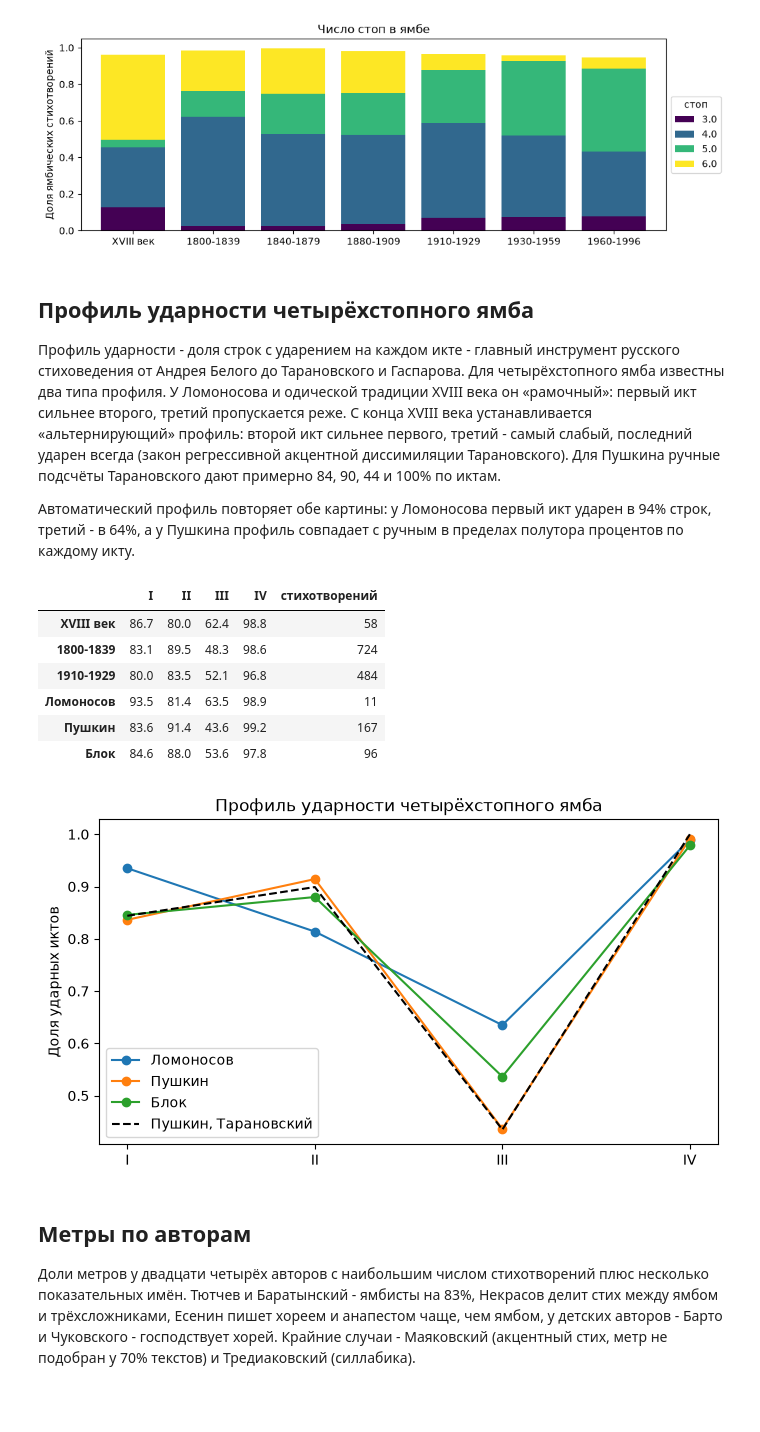
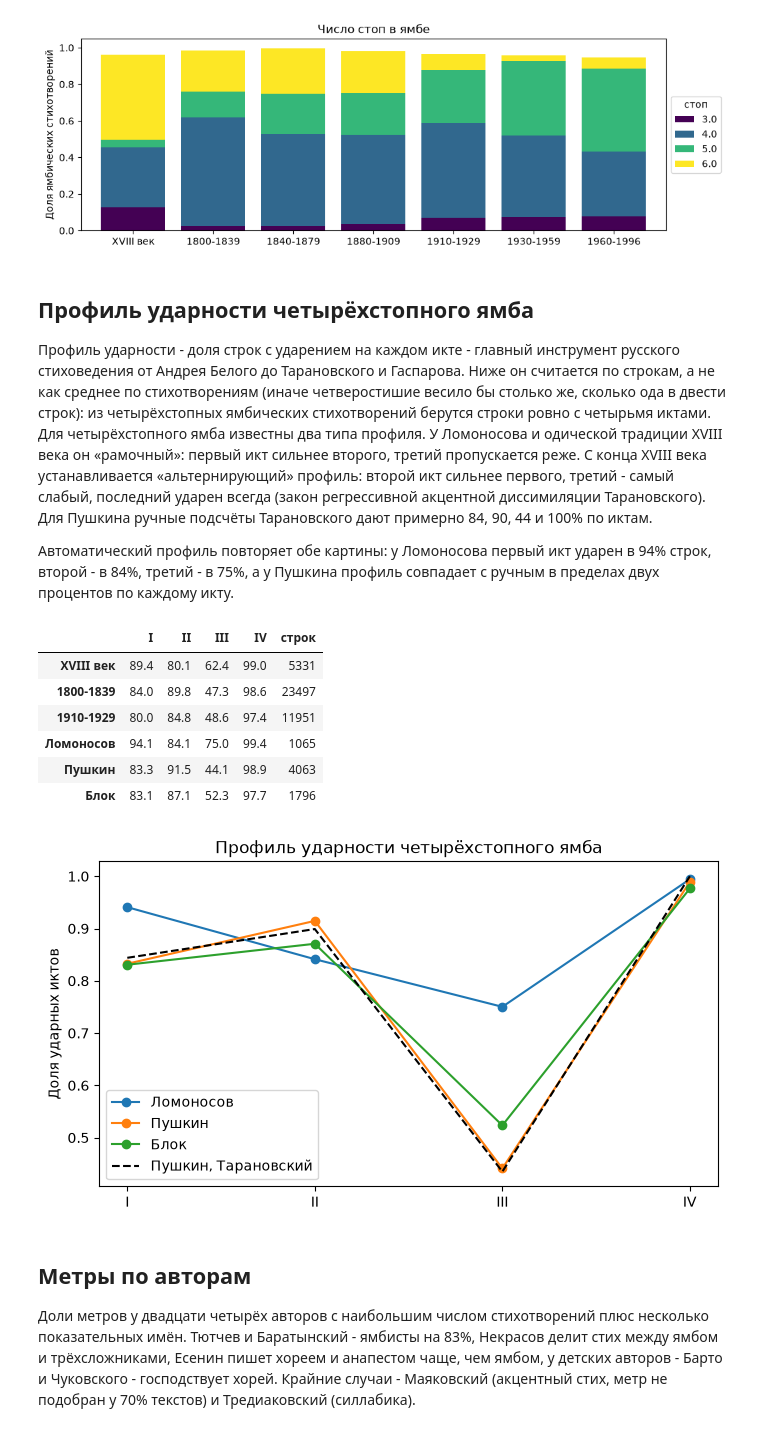
Before and after one commit to SergeyShk/ruTS, a Jupyter notebook: examples/05_poetry.ipynb, the cells around one changed output. Drawn from its saved outputs; the diff is of its cells as text; code cells hidden in the pictures; blank space fills up the shorter version.

```diff
--- a/examples/05_poetry.ipynb
+++ b/examples/05_poetry.ipynb
@@ -137,7 +156,7 @@ for text in corpus["text"]:
             "n_lines": vs.n_lines,
             "p_deviations": vs.p_deviations,
             "p_pyrrhics": vs.p_pyrrhics,
-            "profile": vs.stress_profile,
+            "patterns": vs.patterns,
             "schemes": vs.rhyme_schemes,
             "p_rhymed": vs.p_rhymed,
             "p_masculine": vs.p_masculine,
@@ -224,57 +243,68 @@ krylov[["title", "meter", "n_feet", "c_feet"]].head(5)
 # %% [markdown]
 ## Профиль ударности четырёхстопного ямба
 
-Профиль ударности - доля строк с ударением на каждом икте - главный инструмент русского стиховедения от Андрея Белого до Тарановского и Гаспарова. Для четырёхстопного ямба известны два типа профиля. У Ломоносова и одической традиции XVIII века он «рамочный»: первый икт сильнее второго, третий пропускается реже. С конца XVIII века устанавливается «альтернирующий» профиль: второй икт сильнее первого, третий - самый слабый, последний ударен всегда (закон регрессивной акцентной диссимиляции Тарановского). Для Пушкина ручные подсчёты Тарановского дают примерно 84, 90, 44 и 100% по иктам.
+Профиль ударности - доля строк с ударением на каждом икте - главный инструмент русского стиховедения от Андрея Белого до Тарановского и Гаспарова. Ниже он считается по строкам, а не как среднее по стихотворениям (иначе четверостишие весило бы столько же, сколько ода в двести строк): из четырёхстопных ямбических стихотворений берутся строки ровно с четырьмя иктами. Для четырёхстопного ямба известны два типа профиля. У Ломоносова и одической традиции XVIII века он «рамочный»: первый икт сильнее второго, третий пропускается реже. С конца XVIII века устанавливается «альтернирующий» профиль: второй икт сильнее первого, третий - самый слабый, последний ударен всегда (закон регрессивной акцентной диссимиляции Тарановского). Для Пушкина ручные подсчёты Тарановского дают примерно 84, 90, 44 и 100% по иктам.
 
-Автоматический профиль повторяет обе картины: у Ломоносова первый икт ударен в 94% строк, третий - в 64%, а у Пушкина профиль совпадает с ручным в пределах полутора процентов по каждому икту.
+Автоматический профиль повторяет обе картины: у Ломоносова первый икт ударен в 94% строк, второй - в 84%, третий - в 75%, а у Пушкина профиль совпадает с ручным в пределах двух процентов по каждому икту.
 # %%
 import numpy as np
 
+from ruts.constants import VERSE_METERS
 
-def mean_profile(rows: pd.DataFrame, n_feet: int = 4) -> np.ndarray:
-    """Средний профиль ударности по стихотворениям с заданным числом иктов"""
-    profiles = [profile for profile in rows["profile"] if len(profile) == n_feet]
-    return np.mean(profiles, axis=0)
+
+def line_profile(
+    rows: pd.DataFrame, meter: str = "ямб", n_feet: int = 4
+) -> tuple[np.ndarray, int]:
+    """Доля ударных иктов по строкам ровно с n_feet иктами и число таких строк"""
+    foot_len, ictus = VERSE_METERS[meter]
+    hits = np.zeros(n_feet)
+    n_lines = 0
+    for patterns in rows["patterns"]:
+        for pattern in patterns:
+            positions = range(ictus, len(pattern), foot_len)
+            if len(positions) == n_feet:
+                hits += [pattern[position] == "C" for position in positions]
+                n_lines += 1
+    return hits / n_lines, n_lines
 
 
 iamb4 = verse[(verse["meter"] == "ямб") & (verse["n_feet"] == 4)]
 groups = {
     "XVIII век": iamb4[iamb4["era"] == "XVIII век"],
     "1800-1839": iamb4[iamb4["era"] == "1800-1839"],
     "1910-1929": iamb4[iamb4["era"] == "1910-1929"],
     "Ломоносов": iamb4[iamb4["author"] == "Михаил Ломоносов"],
     "Пушкин": iamb4[iamb4["author"] == "Александр Пушкин"],
     "Блок": iamb4[iamb4["author"] == "Александр Блок"],
 }
+results = {name: line_profile(rows) for name, rows in groups.items()}
 profiles = pd.DataFrame(
-    {name: mean_profile(rows) for name, rows in groups.items()}, index=["I", "II", "III", "IV"]
+    {name: profile for name, (profile, _) in results.items()}, index=["I", "II", "III", "IV"]
 ).T
-profiles["стихотворений"] = [
-    sum(len(profile) == 4 for profile in rows["profile"]) for rows in groups.values()
-]
+profiles["строк"] = [n_lines for _, n_lines in results.values()]
 fig, ax = plt.subplots(figsize=(7, 4))
 for name in ("Ломоносов", "Пушкин", "Блок"):
     ax.plot(
         ["I", "II", "III", "IV"],
         profiles.loc[name, ["I", "II", "III", "IV"]],
         marker="o",
         label=name,
     )
 ax.plot(["I", "II", "III", "IV"], [0.844, 0.899, 0.435, 1.0], "k--", label="Пушкин, Тарановский")
 ax.set_ylabel("Доля ударных иктов")
 ax.set_title("Профиль ударности четырёхстопного ямба")
 ax.legend()
 plt.tight_layout()
-(profiles.iloc[:, :4] * 100).round(1).join(profiles["стихотворений"])
+(profiles.iloc[:, :4] * 100).round(1).join(profiles["строк"])
 # %% [output]
-|  | I | II | III | IV | стихотворений |
-| XVIII век | 86.7 | 80.0 | 62.4 | 98.8 | 58 |
-| 1800-1839 | 83.1 | 89.5 | 48.3 | 98.6 | 724 |
-| 1910-1929 | 80.0 | 83.5 | 52.1 | 96.8 | 484 |
-| Ломоносов | 93.5 | 81.4 | 63.5 | 98.9 | 11 |
-| Пушкин | 83.6 | 91.4 | 43.6 | 99.2 | 167 |
-| Блок | 84.6 | 88.0 | 53.6 | 97.8 | 96 |
+|  | I | II | III | IV | строк |
+| XVIII век | 89.4 | 80.1 | 62.4 | 99.0 | 5331 |
+| 1800-1839 | 84.0 | 89.8 | 47.3 | 98.6 | 23497 |
+| 1910-1929 | 80.0 | 84.8 | 48.6 | 97.4 | 11951 |
+| Ломоносов | 94.1 | 84.1 | 75.0 | 99.4 | 1065 |
+| Пушкин | 83.3 | 91.5 | 44.1 | 98.9 | 4063 |
+| Блок | 83.1 | 87.1 | 52.3 | 97.7 | 1796 |
-[figure, old version]
+[figure, new version]
 # %% [markdown]
 ## Метры по авторам
 
```
Also changed, not shown: parts of 14 cells of this notebook.
